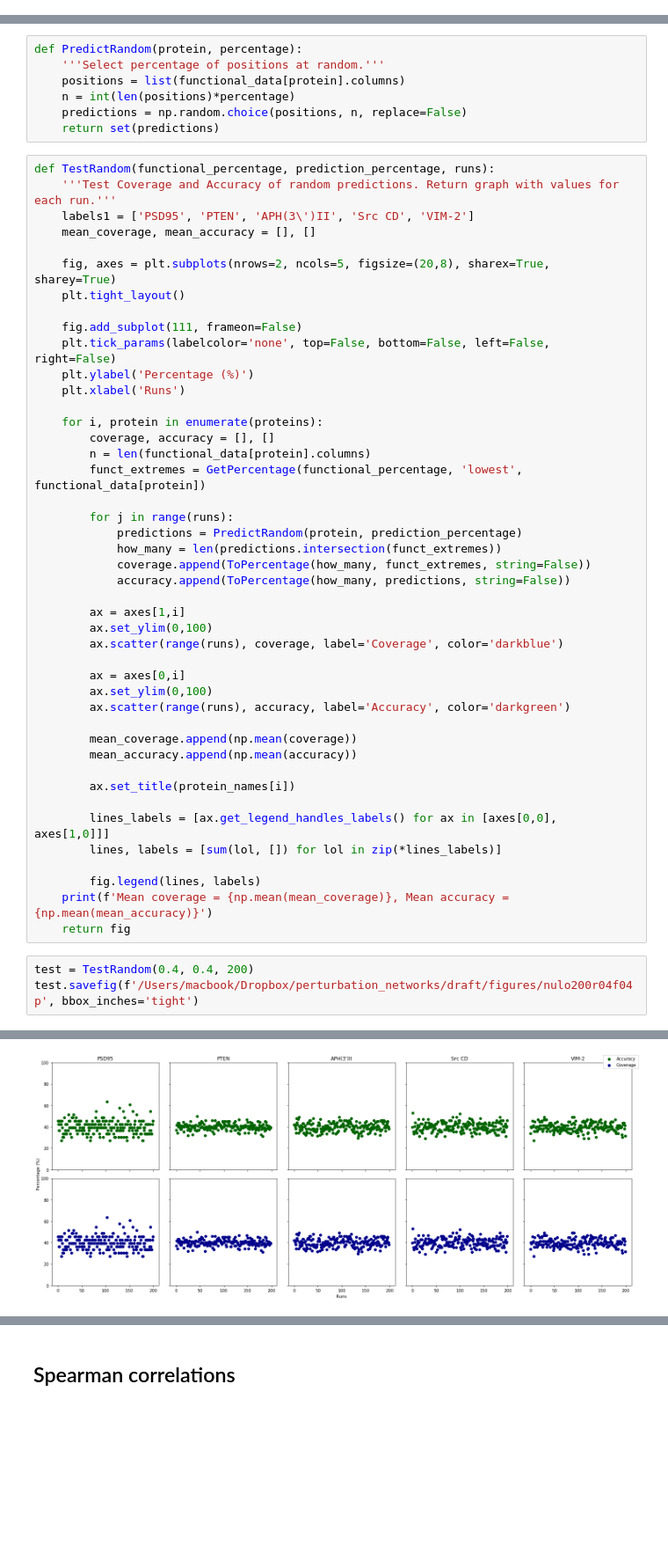
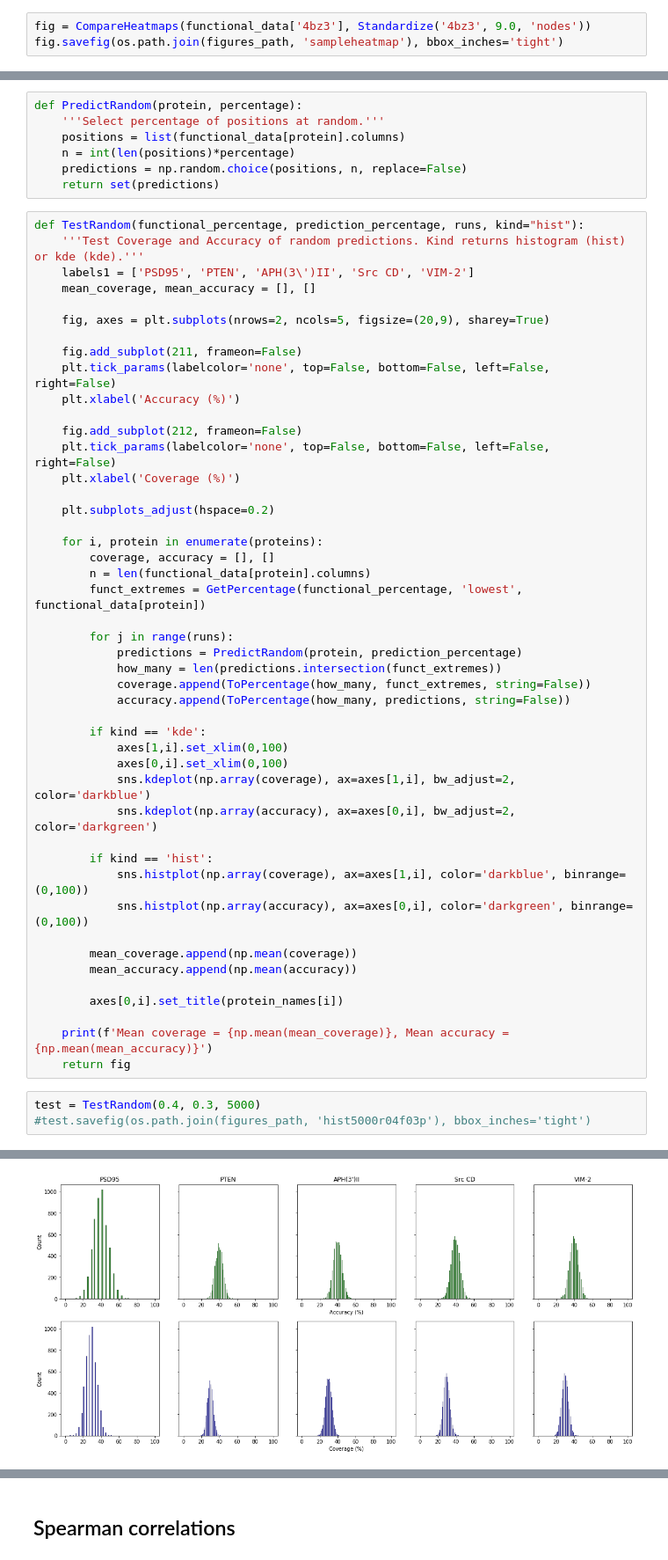
Before and after one commit to CrisSotomayor/perturbation-networks-get-data, a Jupyter notebook: figures.ipynb, the cells around one changed output, grey strips where cells are left out. Shown at 88% size. Saved outputs shown, nothing was run; the diff lists cells and outputs as text; blank space fills up the shorter version.

```diff
--- a/figures.ipynb
+++ b/figures.ipynb
@@ -170,0 +194,3 @@ def ToPercentage(a,b, string=True):
+# %%
+fig = CompareHeatmaps(functional_data['4bz3'], Standardize('4bz3', 9.0, 'nodes'))
+fig.savefig(os.path.join(figures_path, 'sampleheatmap'), bbox_inches='tight')
@@ -186,18 +214,22 @@ def PredictRandom(protein, percentage):
     predictions = np.random.choice(positions, n, replace=False)
     return set(predictions)
 # %%
-def TestRandom(functional_percentage, prediction_percentage, runs):
-    '''Test Coverage and Accuracy of random predictions. Return graph with values for each run.'''
+def TestRandom(functional_percentage, prediction_percentage, runs, kind="hist"):
+    '''Test Coverage and Accuracy of random predictions. Kind returns histogram (hist) or kde (kde).'''
     labels1 = ['PSD95', 'PTEN', 'APH(3\')II', 'Src CD', 'VIM-2']
     mean_coverage, mean_accuracy = [], []
 
-    fig, axes = plt.subplots(nrows=2, ncols=5, figsize=(20,8), sharex=True, sharey=True)
-    plt.tight_layout()
+    fig, axes = plt.subplots(nrows=2, ncols=5, figsize=(20,9), sharey=True)
 
-    fig.add_subplot(111, frameon=False)
+    fig.add_subplot(211, frameon=False)
     plt.tick_params(labelcolor='none', top=False, bottom=False, left=False, right=False)
-    plt.ylabel('Percentage (%)')
-    plt.xlabel('Runs')
+    plt.xlabel('Accuracy (%)')
+
+    fig.add_subplot(212, frameon=False)
+    plt.tick_params(labelcolor='none', top=False, bottom=False, left=False, right=False)
+    plt.xlabel('Coverage (%)')
+
+    plt.subplots_adjust(hspace=0.2)
 
     for i, protein in enumerate(proteins):
         coverage, accuracy = [], []
@@ -210,26 +242,24 @@ def TestRandom(functional_percentage, prediction_percentage, runs):
             coverage.append(ToPercentage(how_many, funct_extremes, string=False))
             accuracy.append(ToPercentage(how_many, predictions, string=False))
 
-        ax = axes[1,i]
-        ax.set_ylim(0,100)
-        ax.scatter(range(runs), coverage, label='Coverage', color='darkblue')
+        if kind == 'kde':
+            axes[1,i].set_xlim(0,100)
+            axes[0,i].set_xlim(0,100)
+            sns.kdeplot(np.array(coverage), ax=axes[1,i], bw_adjust=2, color='darkblue')
+            sns.kdeplot(np.array(accuracy), ax=axes[0,i], bw_adjust=2, color='darkgreen')
 
-        ax = axes[0,i]
-        ax.set_ylim(0,100)
-        ax.scatter(range(runs), accuracy, label='Accuracy', color='darkgreen')
+        if kind == 'hist':
+            sns.histplot(np.array(coverage), ax=axes[1,i], color='darkblue', binrange=(0,100))
+            sns.histplot(np.array(accuracy), ax=axes[0,i], color='darkgreen', binrange=(0,100))
 
         mean_coverage.append(np.mean(coverage))
         mean_accuracy.append(np.mean(accuracy))
 
-        ax.set_title(protein_names[i])
+        axes[0,i].set_title(protein_names[i])
 
-        lines_labels = [ax.get_legend_handles_labels() for ax in [axes[0,0], axes[1,0]]]
-        lines, labels = [sum(lol, []) for lol in zip(*lines_labels)]
-
-        fig.legend(lines, labels)
     print(f'Mean coverage = {np.mean(mean_coverage)}, Mean accuracy = {np.mean(mean_accuracy)}')
     return fig
 # %%
-test = TestRandom(0.4, 0.4, 200)
-test.savefig(f'/Users/macbook/Dropbox/perturbation_networks/draft/figures/nulo200r04f04p', bbox_inches='tight')
+test = TestRandom(0.4, 0.3, 5000)
+#test.savefig(os.path.join(figures_path, 'hist5000r04f03p'), bbox_inches='tight')
 # %% [output]
@@ -237 +267 @@ Mean coverage = 39.8534, Mean accuracy = 39.8534
-[figure, old version]
+[figure, new version]
```
Also changed, not shown: parts of 47 cells of this notebook.
